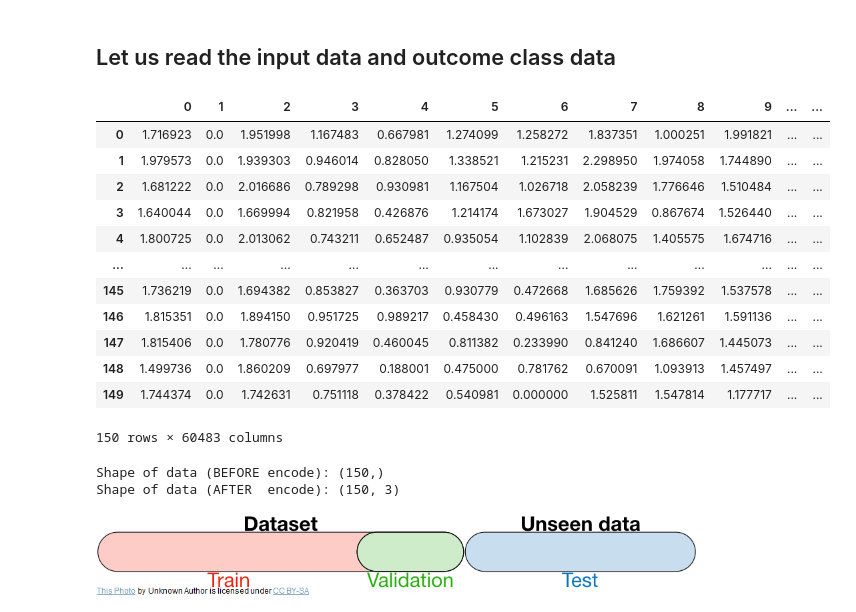
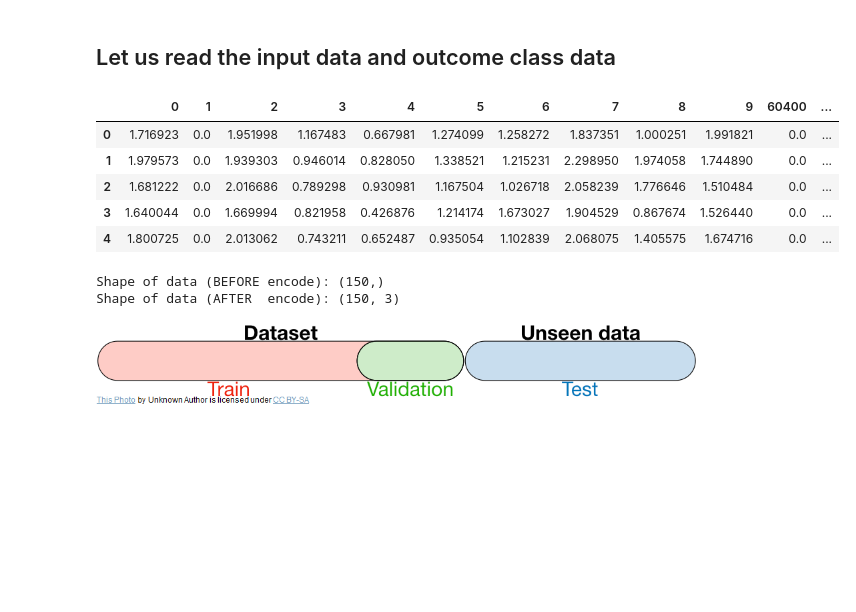
Before and after one commit to ravichas/ML-TC1, a Jupyter notebook: TC1-ConvNN.ipynb, the cells around one changed output. Drawn from its saved outputs; the diff is of its cells as text; code cells hidden in the pictures; blank space fills up the shorter version.

```diff
--- a/TC1-ConvNN.ipynb
+++ b/TC1-ConvNN.ipynb
@@ -47,22 +47,15 @@ Using TensorFlow backend.
 # Read features and output files
 TC1data3 = pd.read_csv("Data/TC1-data3stypes.tsv", sep="\t", low_memory = False)
 outcome = pd.read_csv("Data/TC1-outcome-data3stypes.tsv", sep="\t", low_memory=False, header=None)
-# %%
-TC1data3
-# %% [output]
-|  | 0 | 1 | 2 | 3 | 4 | 5 | 6 | 7 | 8 | 9 | ... | ... |
-| 0 | 1.716923 | 0.0 | 1.951998 | 1.167483 | 0.667981 | 1.274099 | 1.258272 | 1.837351 | 1.000251 | 1.991821 | ... | ... |
-| 1 | 1.979573 | 0.0 | 1.939303 | 0.946014 | 0.828050 | 1.338521 | 1.215231 | 2.298950 | 1.974058 | 1.744890 | ... | ... |
-| 2 | 1.681222 | 0.0 | 2.016686 | 0.789298 | 0.930981 | 1.167504 | 1.026718 | 2.058239 | 1.776646 | 1.510484 | ... | ... |
-| 3 | 1.640044 | 0.0 | 1.669994 | 0.821958 | 0.426876 | 1.214174 | 1.673027 | 1.904529 | 0.867674 | 1.526440 | ... | ... |
-| 4 | 1.800725 | 0.0 | 2.013062 | 0.743211 | 0.652487 | 0.935054 | 1.102839 | 2.068075 | 1.405575 | 1.674716 | ... | ... |
-| ... | ... | ... | ... | ... | ... | ... | ... | ... | ... | ... | ... | ... |
-| 145 | 1.736219 | 0.0 | 1.694382 | 0.853827 | 0.363703 | 0.930779 | 0.472668 | 1.685626 | 1.759392 | 1.537578 | ... | ... |
-| 146 | 1.815351 | 0.0 | 1.894150 | 0.951725 | 0.989217 | 0.458430 | 0.496163 | 1.547696 | 1.621261 | 1.591136 | ... | ... |
-| 147 | 1.815406 | 0.0 | 1.780776 | 0.920419 | 0.460045 | 0.811382 | 0.233990 | 0.841240 | 1.686607 | 1.445073 | ... | ... |
-| 148 | 1.499736 | 0.0 | 1.860209 | 0.697977 | 0.188001 | 0.475000 | 0.781762 | 0.670091 | 1.093913 | 1.457497 | ... | ... |
-| 149 | 1.744374 | 0.0 | 1.742631 | 0.751118 | 0.378422 | 0.540981 | 0.000000 | 1.525811 | 1.547814 | 1.177717 | ... | ... |
-150 rows × 60483 columns
+# %%
+TC1data3.iloc[[0,1,2,3,4],[0,1,2,3,4,5,6,7,8,9,60400,60401,60482]]
+# %% [output]
+|  | 0 | 1 | 2 | 3 | 4 | 5 | 6 | 7 | 8 | 9 | 60400 | ... |
+| 0 | 1.716923 | 0.0 | 1.951998 | 1.167483 | 0.667981 | 1.274099 | 1.258272 | 1.837351 | 1.000251 | 1.991821 | 0.0 | ... |
+| 1 | 1.979573 | 0.0 | 1.939303 | 0.946014 | 0.828050 | 1.338521 | 1.215231 | 2.298950 | 1.974058 | 1.744890 | 0.0 | ... |
+| 2 | 1.681222 | 0.0 | 2.016686 | 0.789298 | 0.930981 | 1.167504 | 1.026718 | 2.058239 | 1.776646 | 1.510484 | 0.0 | ... |
+| 3 | 1.640044 | 0.0 | 1.669994 | 0.821958 | 0.426876 | 1.214174 | 1.673027 | 1.904529 | 0.867674 | 1.526440 | 0.0 | ... |
+| 4 | 1.800725 | 0.0 | 2.013062 | 0.743211 | 0.652487 | 0.935054 | 1.102839 | 2.068075 | 1.405575 | 1.674716 | 0.0 | ... |
 # %%
 # outcome[0].value_counts()
 outcome = outcome[0].values
@@ -72,11 +65,13 @@ def encode(data):
     encoded = to_categorical(data)
     print('Shape of data (AFTER  encode): %s\n' % str(encoded.shape))
     return encoded
-# %%
-outcome = encode(outcome)
-# %% [output]
-Shape of data (BEFORE encode): (150,)
-Shape of data (AFTER  encode): (150, 3)
+# %%
+# One hot encoding
+# Done run more than once
+outcome = encode(outcome)
+# %% [output]
+Shape of data (BEFORE encode): (150,)
+Shape of data (AFTER  encode): (150, 3)
 # %%
 from IPython.core.display import Image
 Image(filename='Img/Train-Test.png',width = 600, height = 800 )
```
Also changed, not shown: parts of 15 cells of this notebook.
